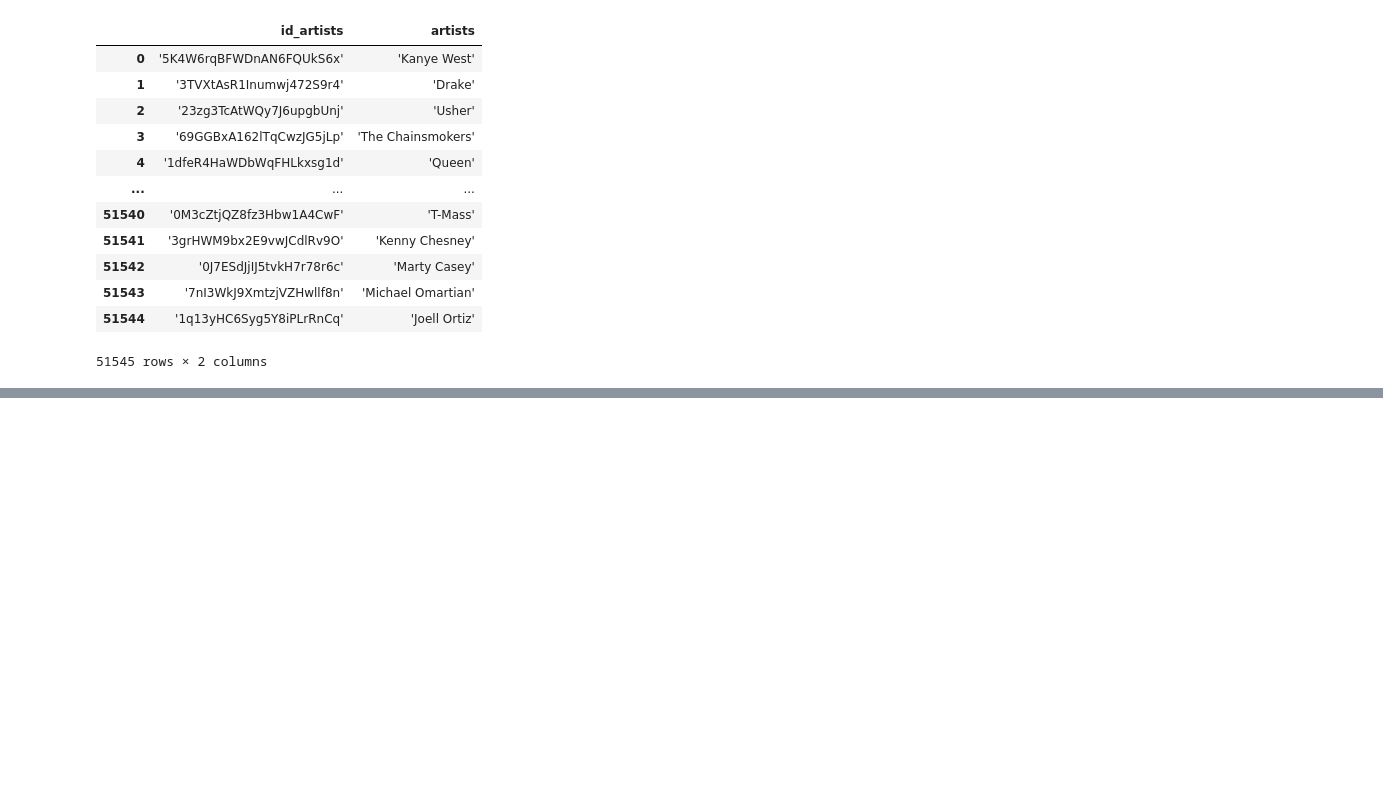
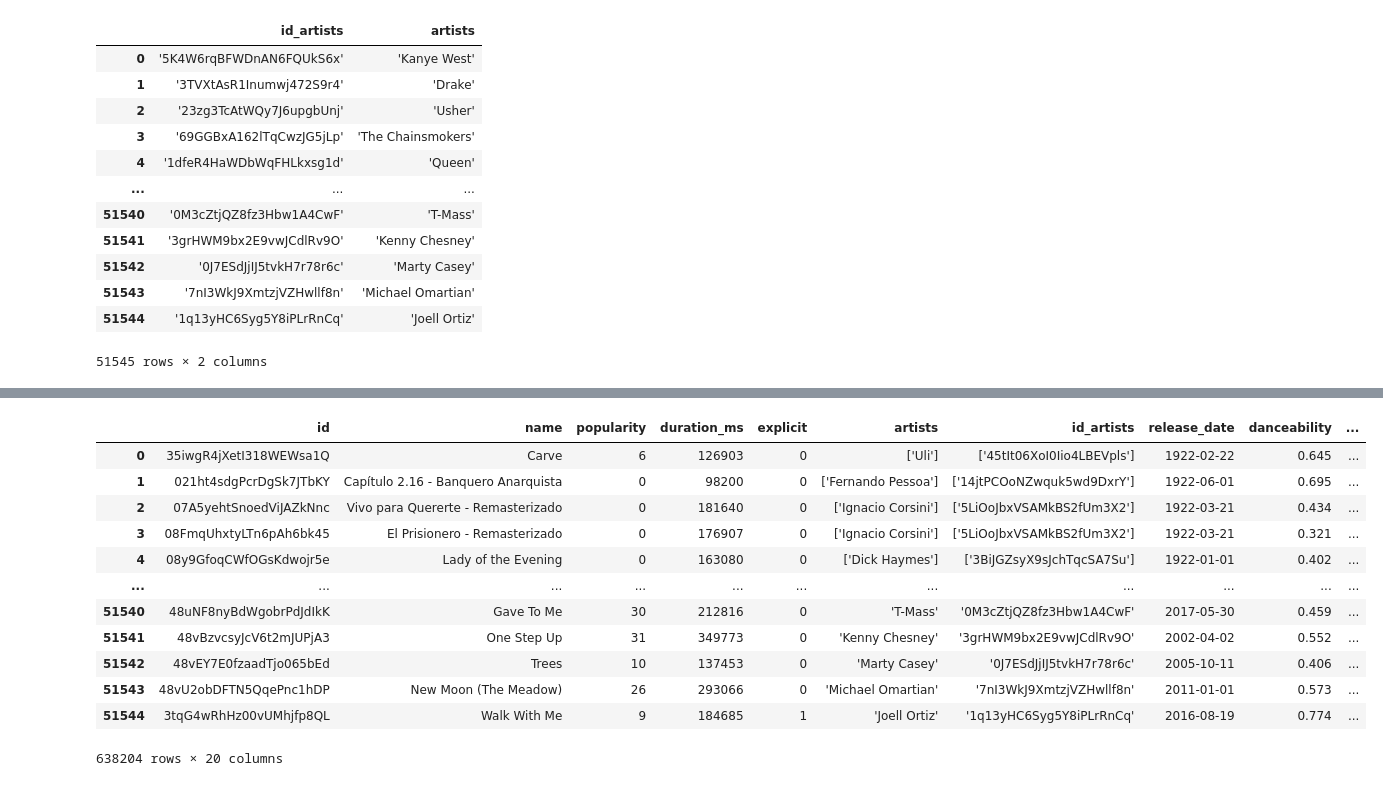
Before and after one commit to halmasieh/Spotify_Analysis, a Jupyter notebook: spotify_etl.ipynb, the cells around one changed output, grey strips where cells are left out. Saved outputs shown, nothing was run; the diff lists cells and outputs as text; code cells hidden in the pictures; blank space fills up the shorter version.

```diff
--- a/spotify_etl.ipynb
+++ b/spotify_etl.ipynb
@@ -303,0 +358,18 @@ cleaned_artists_column
+# %%
+# Concatenate tracks_df with missing songs df
+complete_tracks_df = pd.concat([tracks_df, cleaned_missing_songs_df], axis=0, sort=False)
+complete_tracks_df
+# %% [output]
+|  | id | name | popularity | duration_ms | explicit | artists | id_artists | release_date | danceability | ... |
+| 0 | 35iwgR4jXetI318WEWsa1Q | Carve | 6 | 126903 | 0 | ['Uli'] | ['45tIt06XoI0Iio4LBEVpls'] | 1922-02-22 | 0.645 | ... |
+| 1 | 021ht4sdgPcrDgSk7JTbKY | Capítulo 2.16 - Banquero Anarquista | 0 | 98200 | 0 | ['Fernando Pessoa'] | ['14jtPCOoNZwquk5wd9DxrY'] | 1922-06-01 | 0.695 | ... |
+| 2 | 07A5yehtSnoedViJAZkNnc | Vivo para Quererte - Remasterizado | 0 | 181640 | 0 | ['Ignacio Corsini'] | ['5LiOoJbxVSAMkBS2fUm3X2'] | 1922-03-21 | 0.434 | ... |
+| 3 | 08FmqUhxtyLTn6pAh6bk45 | El Prisionero - Remasterizado | 0 | 176907 | 0 | ['Ignacio Corsini'] | ['5LiOoJbxVSAMkBS2fUm3X2'] | 1922-03-21 | 0.321 | ... |
+| 4 | 08y9GfoqCWfOGsKdwojr5e | Lady of the Evening | 0 | 163080 | 0 | ['Dick Haymes'] | ['3BiJGZsyX9sJchTqcSA7Su'] | 1922-01-01 | 0.402 | ... |
+| ... | ... | ... | ... | ... | ... | ... | ... | ... | ... | ... |
+| 51540 | 48uNF8nyBdWgobrPdJdIkK | Gave To Me | 30 | 212816 | 0 | 'T-Mass' | '0M3cZtjQZ8fz3Hbw1A4CwF' | 2017-05-30 | 0.459 | ... |
+| 51541 | 48vBzvcsyJcV6t2mJUPjA3 | One Step Up | 31 | 349773 | 0 | 'Kenny Chesney' | '3grHWM9bx2E9vwJCdlRv9O' | 2002-04-02 | 0.552 | ... |
+| 51542 | 48vEY7E0fzaadTjo065bEd | Trees | 10 | 137453 | 0 | 'Marty Casey' | '0J7ESdJjIJ5tvkH7r78r6c' | 2005-10-11 | 0.406 | ... |
+| 51543 | 48vU2obDFTN5QqePnc1hDP | New Moon (The Meadow) | 26 | 293066 | 0 | 'Michael Omartian' | '7nI3WkJ9XmtzjVZHwllf8n' | 2011-01-01 | 0.573 | ... |
+| 51544 | 3tqG4wRhHz00vUMhjfp8QL | Walk With Me | 9 | 184685 | 1 | 'Joell Ortiz' | '1q13yHC6Syg5Y8iPLrRnCq' | 2016-08-19 | 0.774 | ... |
+638204 rows × 20 columns
```
Also changed, not shown: parts of 3 cells of this notebook.
